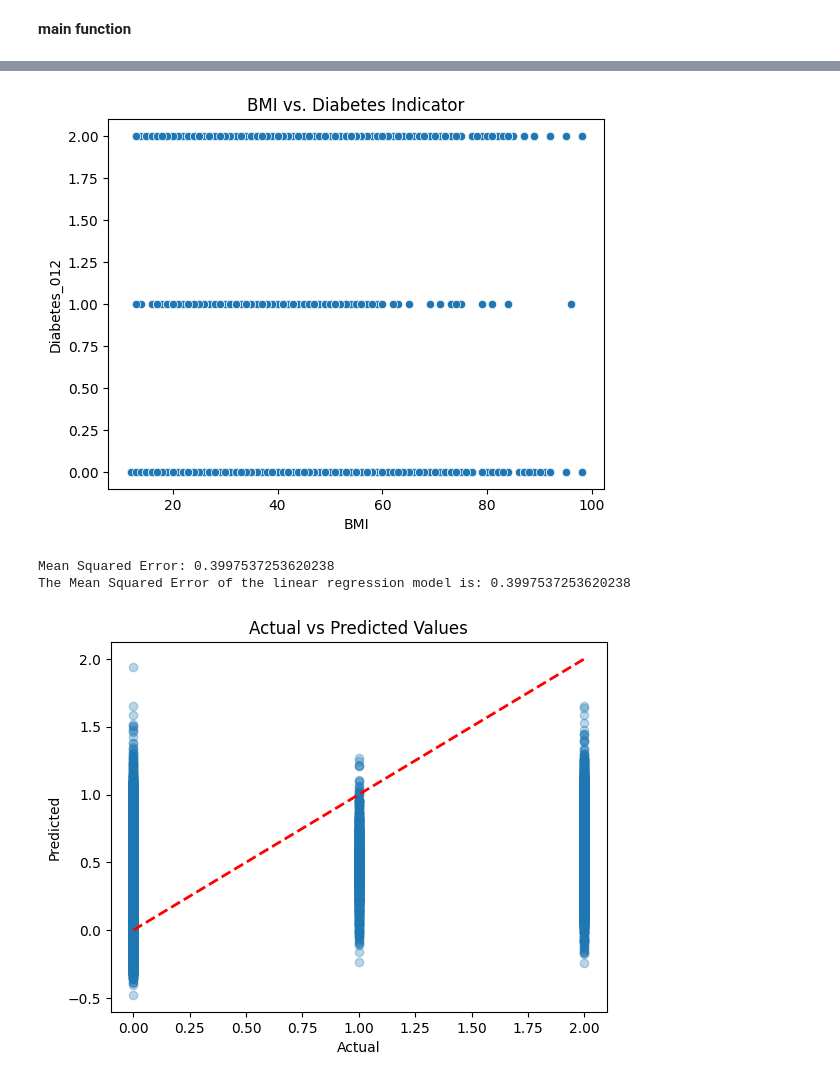
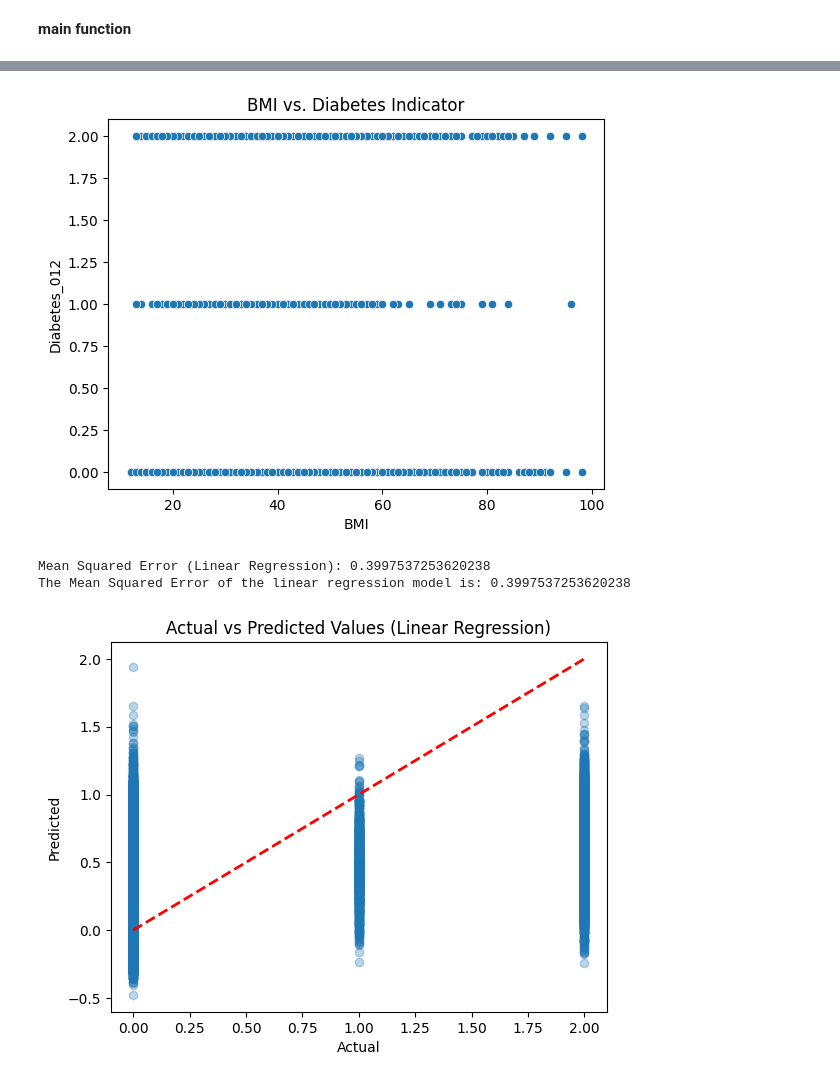
Before and after one commit to shahrambozorgnia/myproject, a Jupyter notebook: myproject.ipynb, the cells around one changed output, grey strips where cells are left out. Drawn from its saved outputs; the diff is of its cells as text; code cells hidden in the pictures.

```diff
--- a/myproject.ipynb
+++ b/myproject.ipynb
@@ -174,7 +176,7 @@ class DiabetesDataset:
 
         y_pred = model.predict(X_test)
         mse = mean_squared_error(y_test, y_pred)
-        print(f'Mean Squared Error: {mse}')
+        print(f'Mean Squared Error (Linear Regression): {mse}')
         return model, X_test, y_test, mse
 
     def build_decision_tree(self):
@@ -185,13 +187,29 @@ class DiabetesDataset:
         tree_model.fit(X_train, y_train)
         return tree_model, X_test, y_test
 
+    def build_random_forest(self):
+        X = self.data.drop('Diabetes_012', axis=1)
+        y = self.data['Diabetes_012']
+        X_train, X_test, y_train, y_test = train_test_split(X, y, test_size=0.2, random_state=42)
+        forest_model = RandomForestClassifier()
+        forest_model.fit(X_train, y_train)
+        return forest_model, X_test, y_test
+
+    def build_support_vector_machine(self):
+        X = self.data.drop('Diabetes_012', axis=1)
+        y = self.data['Diabetes_012']
+        X_train, X_test, y_train, y_test = train_test_split(X, y, test_size=0.2, random_state=42)
+        svm_model = SVC()
+        svm_model.fit(X_train, y_train)
+        return svm_model, X_test, y_test
+
     def plot_regression_results(self, model, X_test, y_test):
         y_pred = model.predict(X_test)
         plt.scatter(y_test, y_pred, alpha=0.3)
         plt.plot([y_test.min(), y_test.max()], [y_test.min(), y_test.max()], '--r', linewidth=2)
         plt.xlabel('Actual')
         plt.ylabel('Predicted')
-        plt.title('Actual vs Predicted Values')
+        plt.title('Actual vs Predicted Values (Linear Regression)')
         plt.show()
 
     def plot_decision_tree(self, model):
@@ -210,36 +228,46 @@ def main():
     dataset.visualize_data()
 
     # Linear Regression
-    model, X_test, y_test, mse = dataset.build_regression_model()
-    print(f"The Mean Squared Error of the linear regression model is: {mse}")
-    dataset.plot_regression_results(model, X_test, y_test)
+    model_lr, X_test_lr, y_test_lr, mse_lr = dataset.build_regression_model()
+    print(f"The Mean Squared Error of the linear regression model is: {mse_lr}")
+    dataset.plot_regression_results(model_lr, X_test_lr, y_test_lr)
 
     # Decision Tree
     tree_model, X_test_tree, y_test_tree = dataset.build_decision_tree()
     dataset.plot_decision_tree(tree_model)
 
+    # Random Forest
+    forest_model, X_test_forest, y_test_forest = dataset.build_random_forest()
+    forest_accuracy = accuracy_score(y_test_forest, forest_model.predict(X_test_forest))
+    print(f"Accuracy of Random Forest Classifier: {forest_accuracy}")
+
+    # Support Vector Machine
+    svm_model, X_test_svm, y_test_svm = dataset.build_support_vector_machine()
+    svm_accuracy = accuracy_score(y_test_svm, svm_model.predict(X_test_svm))
+    print(f"Accuracy of Support Vector Machine Classifier: {svm_accuracy}")
+
 if __name__ == "__main__":
     main()
 # %% [output]
 First five rows of the dataset:
    Diabetes_012  HighBP  HighChol  CholCheck   BMI  Smoker  Stroke  \
 0           0.0     1.0       1.0        1.0  40.0     1.0     0.0
 1           0.0     0.0       0.0        0.0  25.0     1.0     0.0
 2           0.0     1.0       1.0        1.0  28.0     0.0     0.0
 3           0.0     1.0       0.0        1.0  27.0     0.0     0.0
 4           0.0     1.0       1.0        1.0  24.0     0.0     0.0
 
    HeartDiseaseorAttack  PhysActivity  Fruits  ...  AnyHealthcare  \
 0                   0.0           0.0     0.0  ...            1.0
 1                   0.0           1.0     0.0  ...            0.0
 2                   0.0           0.0     1.0  ...            1.0
 ... (92 lines left out)
 Age                     0
 Education               0
 Income                  0
 dtype: int64
 [figure]
 [figure]
-Mean Squared Error: 0.3997537253620238
+Mean Squared Error (Linear Regression): 0.3997537253620238
 The Mean Squared Error of the linear regression model is: 0.3997537253620238
-[figure, old version]
+[figure, new version]
```
Also changed, not shown: parts of 10 cells of this notebook.
